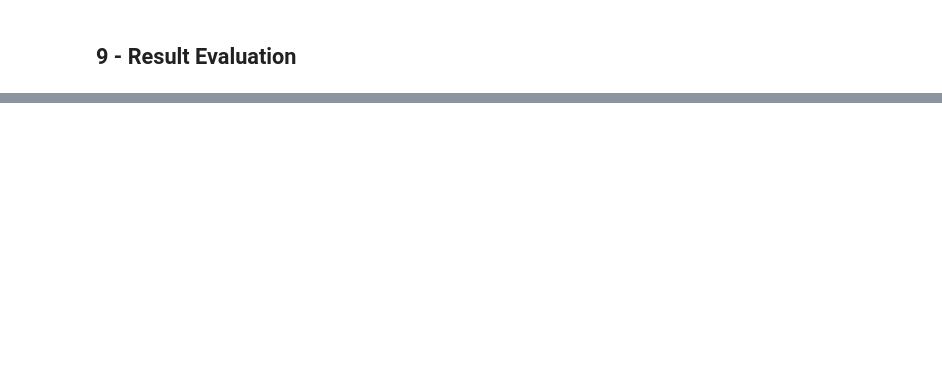
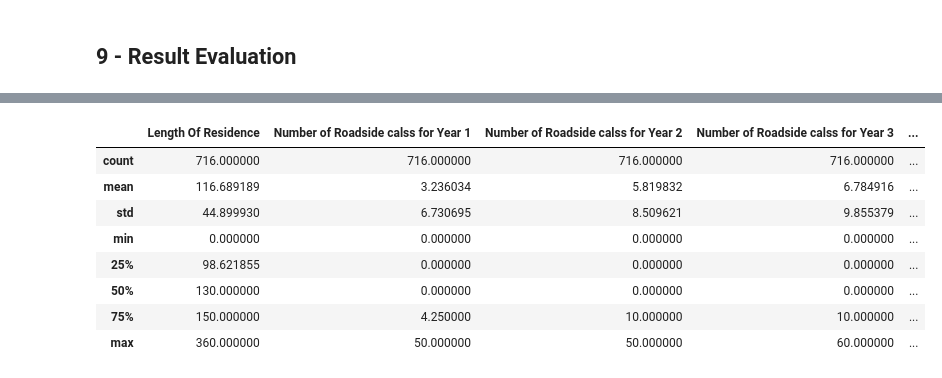
Before and after one commit to mllogeo/MLPGD_Capstone_Project, a Jupyter notebook: scripts/main.ipynb, the cells around one changed output, grey strips where cells are left out. Saved outputs shown, nothing was run; the diff lists cells and outputs as text; code cells hidden in the pictures; blank space fills up the shorter version.

```diff
--- a/scripts/main.ipynb
+++ b/scripts/main.ipynb
@@ -2115,0 +2126,12 @@ class_0.head()
+# %%
+class_1.describe()
+# %% [output]
+|  | Length Of Residence | Number of Roadside calss for Year 1 | Number of Roadside calss for Year 2 | Number of Roadside calss for Year 3 | ... |
+| count | 716.000000 | 716.000000 | 716.000000 | 716.000000 | ... |
+| mean | 116.689189 | 3.236034 | 5.819832 | 6.784916 | ... |
+| std | 44.899930 | 6.730695 | 8.509621 | 9.855379 | ... |
+| min | 0.000000 | 0.000000 | 0.000000 | 0.000000 | ... |
+| 25% | 98.621855 | 0.000000 | 0.000000 | 0.000000 | ... |
+| 50% | 130.000000 | 0.000000 | 0.000000 | 0.000000 | ... |
+| 75% | 150.000000 | 4.250000 | 10.000000 | 10.000000 | ... |
+| max | 360.000000 | 50.000000 | 50.000000 | 60.000000 | ... |
```
Also changed, not shown: parts of 17 cells of this notebook.
